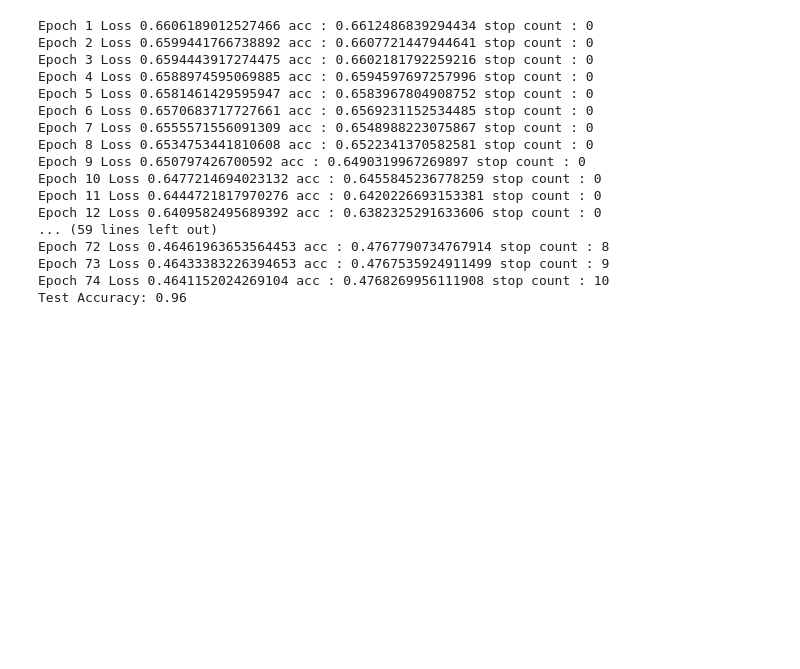
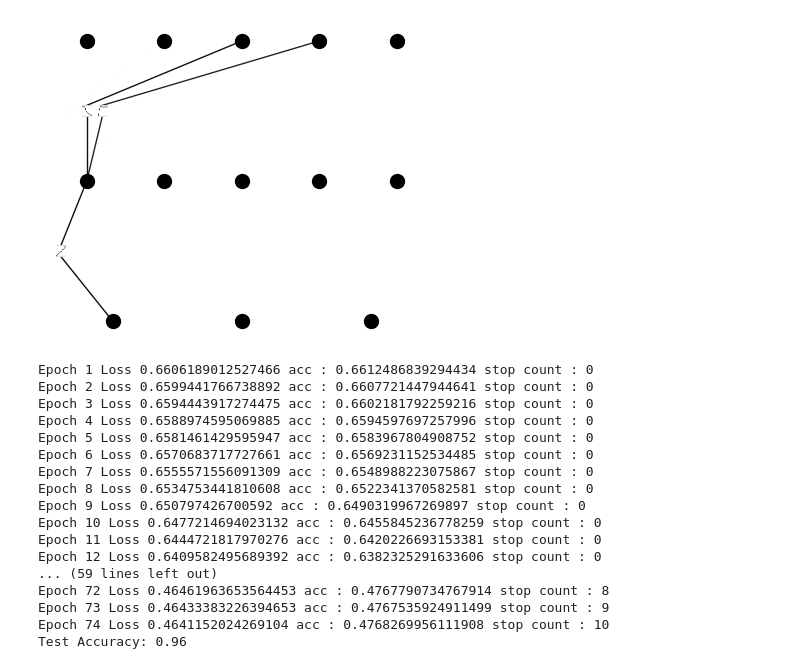
Before and after one commit to pop756/Quantum_KAN, a Jupyter notebook: MNIST.ipynb, the cells around one changed output. Drawn from its saved outputs; the diff is of its cells as text; code cells hidden in the pictures; blank space fills up the shorter version.

```diff
--- a/MNIST.ipynb
+++ b/MNIST.ipynb
@@ -160,7 +204,7 @@ for seed in [115,151,123,8,25]:
 
     pca = PCA(n_components=8)
     X_pca = pca.fit_transform(X_scaled)
-    X_train, X_test, y_train, y_test = train_test_split(X_pca, y, test_size=0.3, random_state=seed)
+    X_train, X_test, y_train, y_test = train_test_split(X_pca, y, test_size=0.8, random_state=seed)
 
     X_train = torch.tensor(X_train, dtype=torch.float32)
     y_train = torch.tensor(y_train, dtype=torch.float32)
@@ -213,20 +257,23 @@ for seed in [115,151,123,8,25]:
     def Kernal(features1,features2):
         ZZFeatureMapLayer(features1, wires=range(8))
         qml.adjoint(ZZFeatureMapLayer)(features2,wires=range(8))
-        return qml.probs(wires=[0])
+        return qml.probs(wires=range(8))
 
 
     class Feature_model(nn.Module):
         def __init__(self):
             super(Feature_model,self).__init__()
-            self.cls_layer_1 = nn.Linear(8,8*2)
-            self.cls_layer_2 = nn.Linear(8*2,8*2-1)
+            self.KAN = KAN([8,5,8*2-1],grid=10)
             self.Kernal = Kernal
         def forward(self,inputs):
             input1 = inputs[0]
+            #input1_copy = input1.clone().detach().requires_grad_(True)
             input2 = inputs[1]
-            input1 = self.cls_layer_2(self.cls_layer_1(input1))
-            input2 = self.cls_layer_2(self.cls_layer_1(input2))
+            #input2_copy = input2.clone().detach().requires_grad_(True)
+            input1 = self.KAN(input1)
+            #input1 = torch.concat([input1,input1_copy],dim=1)
+            input2 = self.KAN(input2)
+            #input2 = torch.concat([input2,input2_copy],dim=1)
             output = self.Kernal(input1,input2)
             output = output.type(torch.float32)
             return output[:,0]
@@ -239,16 +286,12 @@ for seed in [115,151,123,8,25]:
     class HybridModel(nn.Module):
         def __init__(self):
             super(HybridModel, self).__init__()
-            self.cls_layer_1 = nn.Linear(8,8*2)
-            self.cls_layer_2 = nn.Linear(8*2,8*2-1)
+            self.KAN = feature_model.KAN
 
             self.quantum_layer = QuantumLayer
             self.Q_params = nn.Parameter((torch.rand([8,8,2])*2-1)*np.pi,requires_grad=True)
         def forward(self, x):
-            x = self.cls_layer_1(x)
-            x = nn.ReLU()(x)
-            x = self.cls_layer_2(x)
-            x = nn.Sigmoid()(x)*np.pi
+            x = self.KAN(x)
             #print(qml.draw(self.quantum_layer)(x,self.Q_params))
             quantum_output = self.quantum_layer(x,self.Q_params)
             quantum_output = quantum_output.type(torch.float32)
@@ -272,7 +315,7 @@ for seed in [115,151,123,8,25]:
 
     feature_model = Feature_model(); criterion = nn.BCELoss()
 
-    #model = Model(); criterion = nn.CrossEntropyLoss()
+
     optimizer = optim.Adam(feature_model.parameters(), lr=0.01)
 
 
@@ -289,8 +332,11 @@ for seed in [115,151,123,8,25]:
             para_dict[key]=model.state_dict()[key]
 
     model = HybridModel(); criterion = nn.NLLLoss()
-    model.load_state_dict(para_dict)
 
+    for param in model.KAN.parameters():
+        param.requires_grad = False
+    for param in model.KAN.parameters():
+        print(param.requires_grad)
     train_process = Early_stop_train(model, optimizer, criterion)
     train_process.train_model(feature_loader,epochs=15)
 
@@ -302,4 +348,8 @@ Epoch 1 Loss 1.156311 stop count : 0
 KeyboardInterrupt:
+# %%
+model.KAN.plot()
+# %% [output]
+[figure, added]
 # %%
 def quantum_circuit(params):
     for j in range(len(params)):
```
Also changed, not shown: parts of 3 cells of this notebook, 1 other file.
